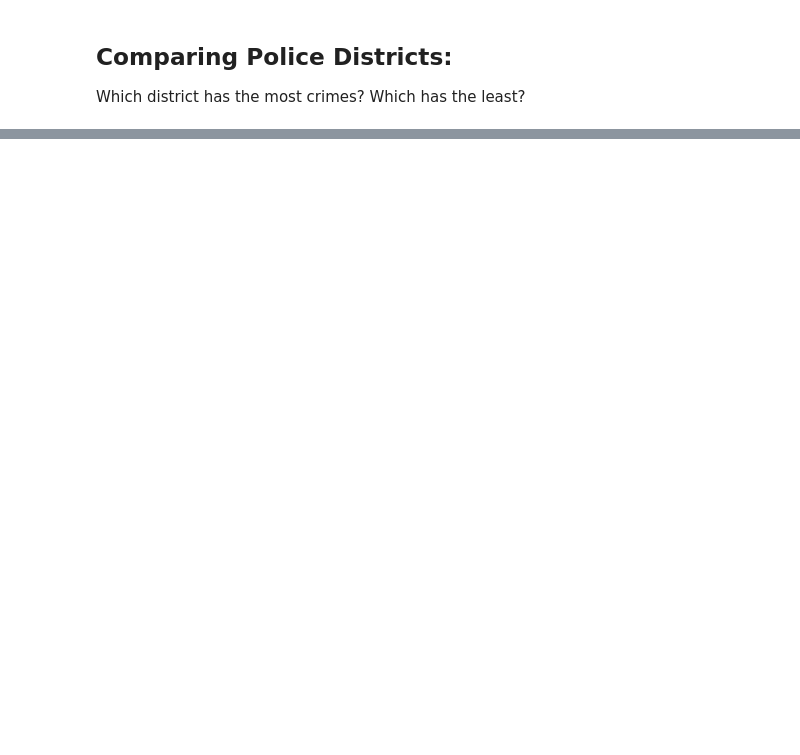
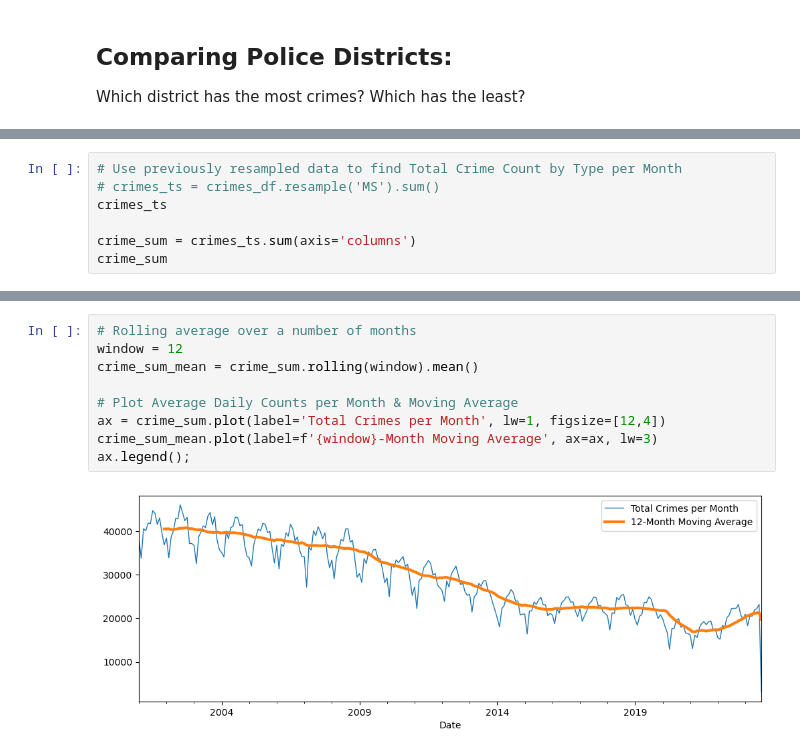
Before and after one commit to whitefreeze/Chicago-Crime-Data, a Jupyter notebook: Chicago-Crime-Data.ipynb, the cells around one changed output, grey strips where cells are left out. Cells and saved outputs as stored; diff of their text form; blank space fills up the shorter version.

```diff
--- a/Chicago-Crime-Data.ipynb
+++ b/Chicago-Crime-Data.ipynb
@@ -45,0 +319,7 @@ Which district has the most crimes? Which has the least?
+# %%
+# Use previously resampled data to find Total Crime Count by Type per Month
+# crimes_ts = crimes_df.resample('MS').sum()
+crimes_ts
+
+crime_sum = crimes_ts.sum(axis='columns')
+crime_sum
@@ -45,0 +340,11 @@ Which district has the most crimes? Which has the least?
+# %%
+# Rolling average over a number of months
+window = 12
+crime_sum_mean = crime_sum.rolling(window).mean()
+
+# Plot Average Daily Counts per Month & Moving Average
+ax = crime_sum.plot(label='Total Crimes per Month', lw=1, figsize=[12,4])
+crime_sum_mean.plot(label=f'{window}-Month Moving Average', ax=ax, lw=3)
+ax.legend();
+# %% [output]
+[figure, added]
```
Also changed, not shown: parts of 36 cells of this notebook.
